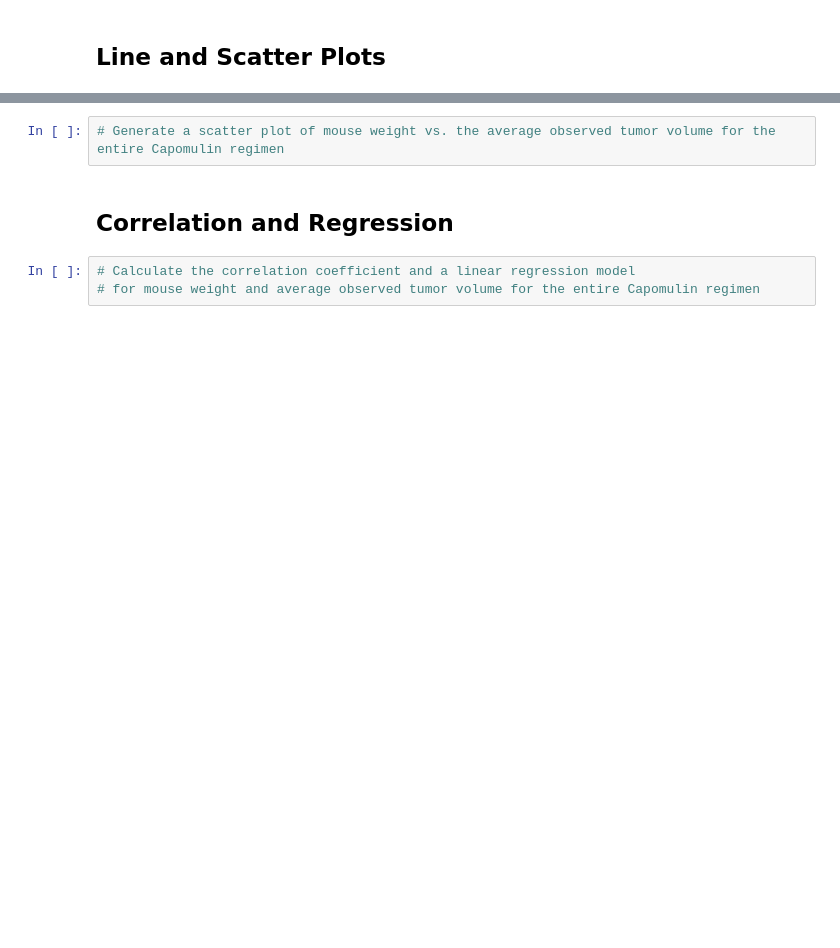
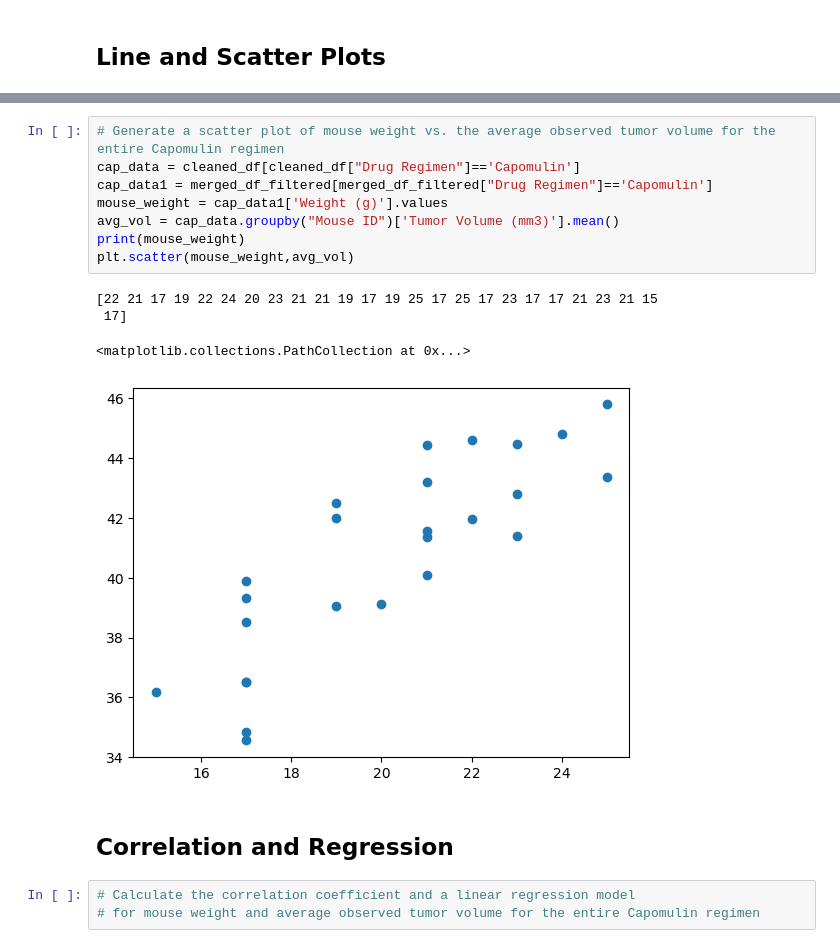
Before and after one commit to BinodGaihre/practice, a Jupyter notebook: Pymaceuticals/pymaceuticals_starter.ipynb, the cells around one changed output, grey strips where cells are left out. Saved outputs shown, nothing was run; the diff lists cells and outputs as text; blank space fills up the shorter version.

```diff
--- a/Pymaceuticals/pymaceuticals_starter.ipynb
+++ b/Pymaceuticals/pymaceuticals_starter.ipynb
@@ -199,5 +255,16 @@ plt.show()
 # %%
 # Generate a scatter plot of mouse weight vs. the average observed tumor volume for the entire Capomulin regimen
+cap_data = cleaned_df[cleaned_df["Drug Regimen"]=='Capomulin']
+cap_data1 = merged_df_filtered[merged_df_filtered["Drug Regimen"]=='Capomulin']
+mouse_weight = cap_data1['Weight (g)'].values
+avg_vol = cap_data.groupby("Mouse ID")['Tumor Volume (mm3)'].mean()
+print(mouse_weight)
+plt.scatter(mouse_weight,avg_vol)
+# %% [output]
+[22 21 17 19 22 24 20 23 21 21 19 17 19 25 17 25 17 23 17 17 21 23 21 15
+ 17]
+<matplotlib.collections.PathCollection at 0x...>
+[figure, added]
 # %% [markdown]
 ## Correlation and Regression
 # %%
```
Also changed, not shown: parts of 6 cells of this notebook.
